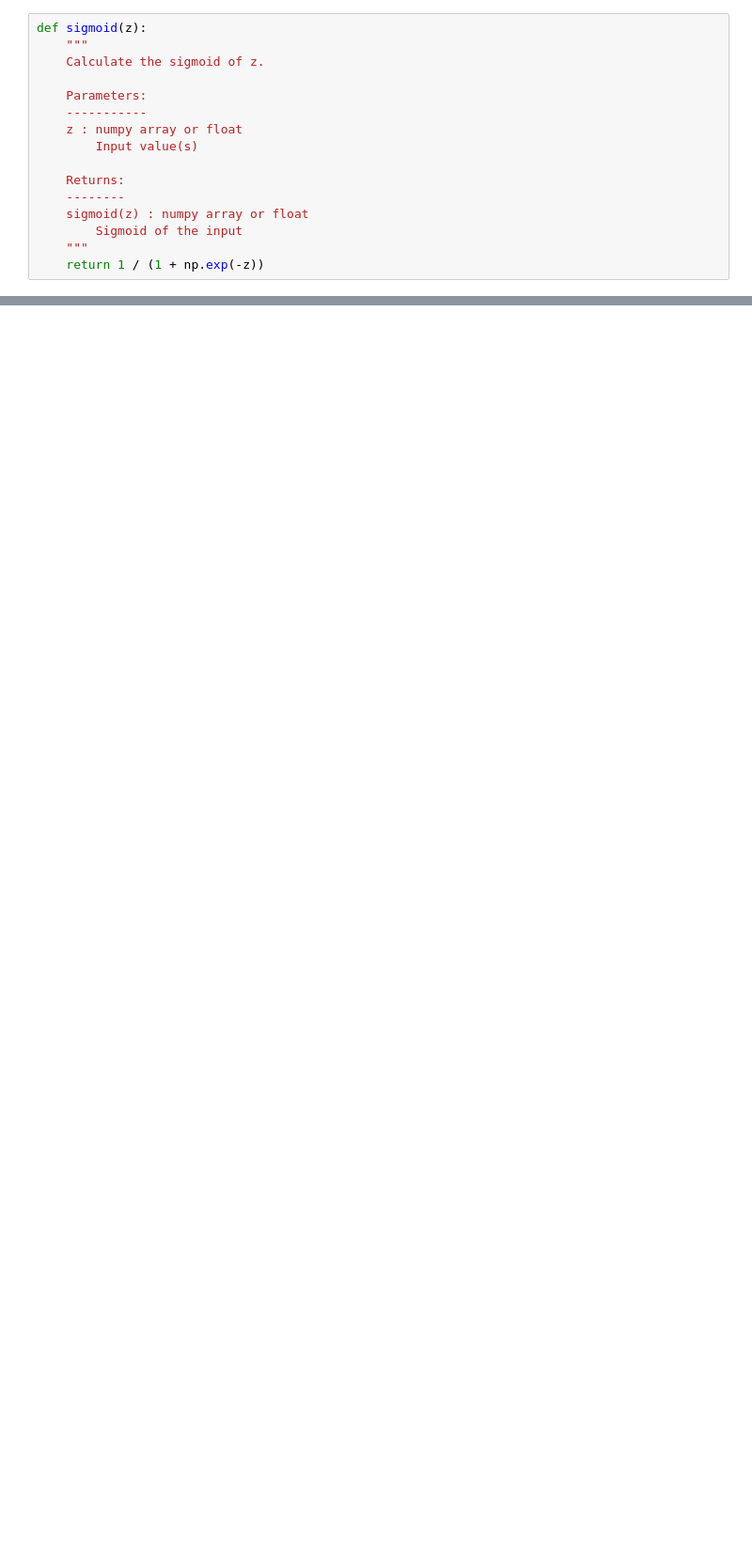
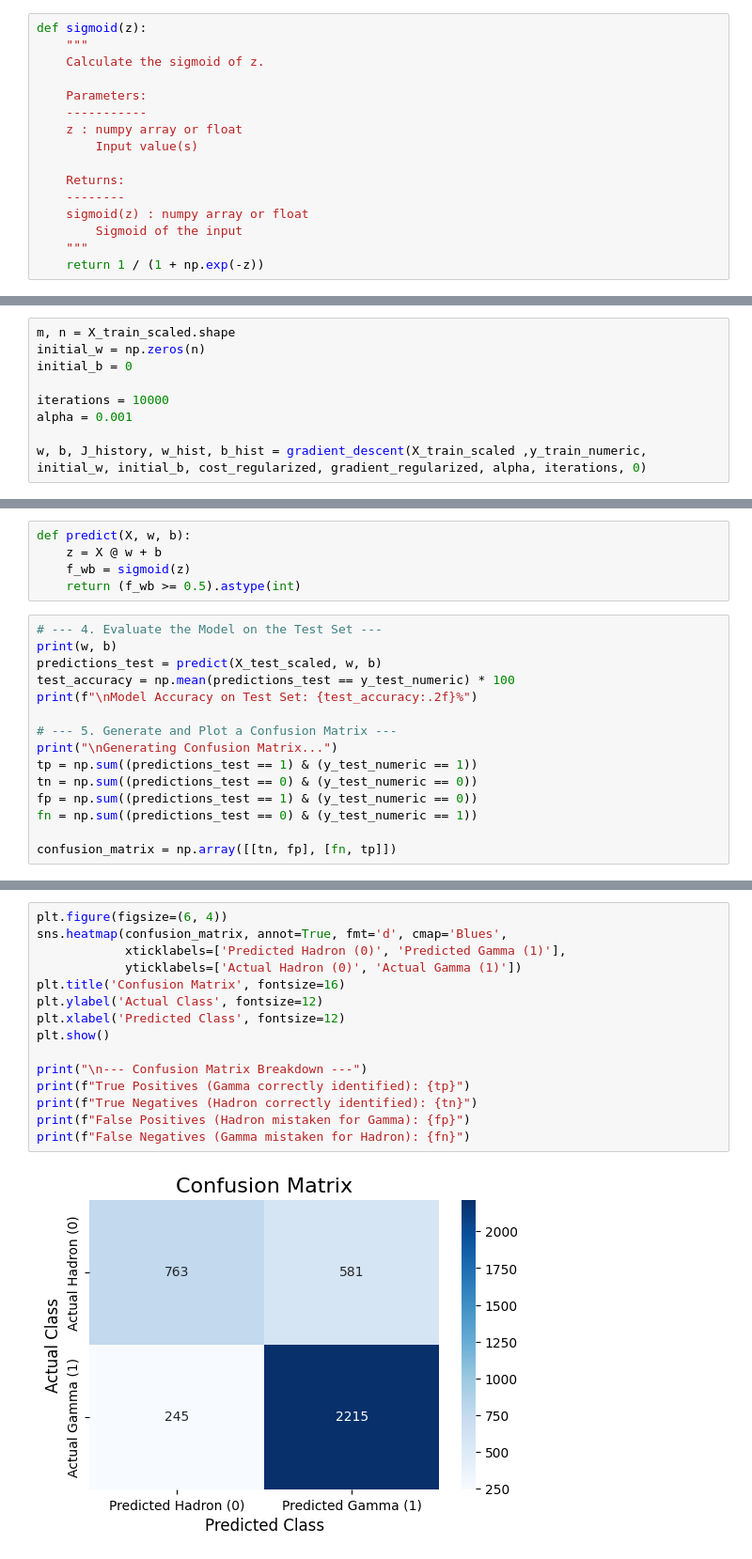
Before and after one commit to 0bVdnt/ML_Repo, a Jupyter notebook: LogisticRegression-Regularized/GammaRaysPrediction.ipynb, the cells around one changed output, grey strips where cells are left out. Shown at 94% size. Drawn from its saved outputs; the diff is of its cells as text; blank space fills up the shorter version.

Commit message:
Implemented Regularized gradient descent for logistic regression on the given dataset"

```diff
--- a/LogisticRegression-Regularized/GammaRaysPrediction.ipynb
+++ b/LogisticRegression-Regularized/GammaRaysPrediction.ipynb
@@ -136,0 +279,9 @@ def sigmoid(z):
+# %%
+m, n = X_train_scaled.shape
+initial_w = np.zeros(n)
+initial_b = 0
+
+iterations = 10000
+alpha = 0.001
+
+w, b, J_history, w_hist, b_hist = gradient_descent(X_train_scaled ,y_train_numeric, initial_w, initial_b, cost_regularized, gradient_regularized, alpha, iterations, 0)
@@ -136,0 +300,20 @@ def sigmoid(z):
+# %%
+def predict(X, w, b):
+    z = X @ w + b
+    f_wb = sigmoid(z)
+    return (f_wb >= 0.5).astype(int)
+# %%
+# --- 4. Evaluate the Model on the Test Set ---
+print(w, b)
+predictions_test = predict(X_test_scaled, w, b)
+test_accuracy = np.mean(predictions_test == y_test_numeric) * 100
+print(f"\nModel Accuracy on Test Set: {test_accuracy:.2f}%")
+
+# --- 5. Generate and Plot a Confusion Matrix ---
+print("\nGenerating Confusion Matrix...")
+tp = np.sum((predictions_test == 1) & (y_test_numeric == 1))
+tn = np.sum((predictions_test == 0) & (y_test_numeric == 0))
+fp = np.sum((predictions_test == 1) & (y_test_numeric == 0))
+fn = np.sum((predictions_test == 0) & (y_test_numeric == 1))
+
+confusion_matrix = np.array([[tn, fp], [fn, tp]])
@@ -136,0 +327,17 @@ def sigmoid(z):
+# %%
+plt.figure(figsize=(6, 4))
+sns.heatmap(confusion_matrix, annot=True, fmt='d', cmap='Blues',
+            xticklabels=['Predicted Hadron (0)', 'Predicted Gamma (1)'],
+            yticklabels=['Actual Hadron (0)', 'Actual Gamma (1)'])
+plt.title('Confusion Matrix', fontsize=16)
+plt.ylabel('Actual Class', fontsize=12)
+plt.xlabel('Predicted Class', fontsize=12)
+plt.show()
+
+print("\n--- Confusion Matrix Breakdown ---")
+print(f"True Positives (Gamma correctly identified): {tp}")
+print(f"True Negatives (Hadron correctly identified): {tn}")
+print(f"False Positives (Hadron mistaken for Gamma): {fp}")
+print(f"False Negatives (Gamma mistaken for Hadron): {fn}")
+# %% [output]
+[figure, added]
```
Also changed, not shown: parts of 16 cells of this notebook.
